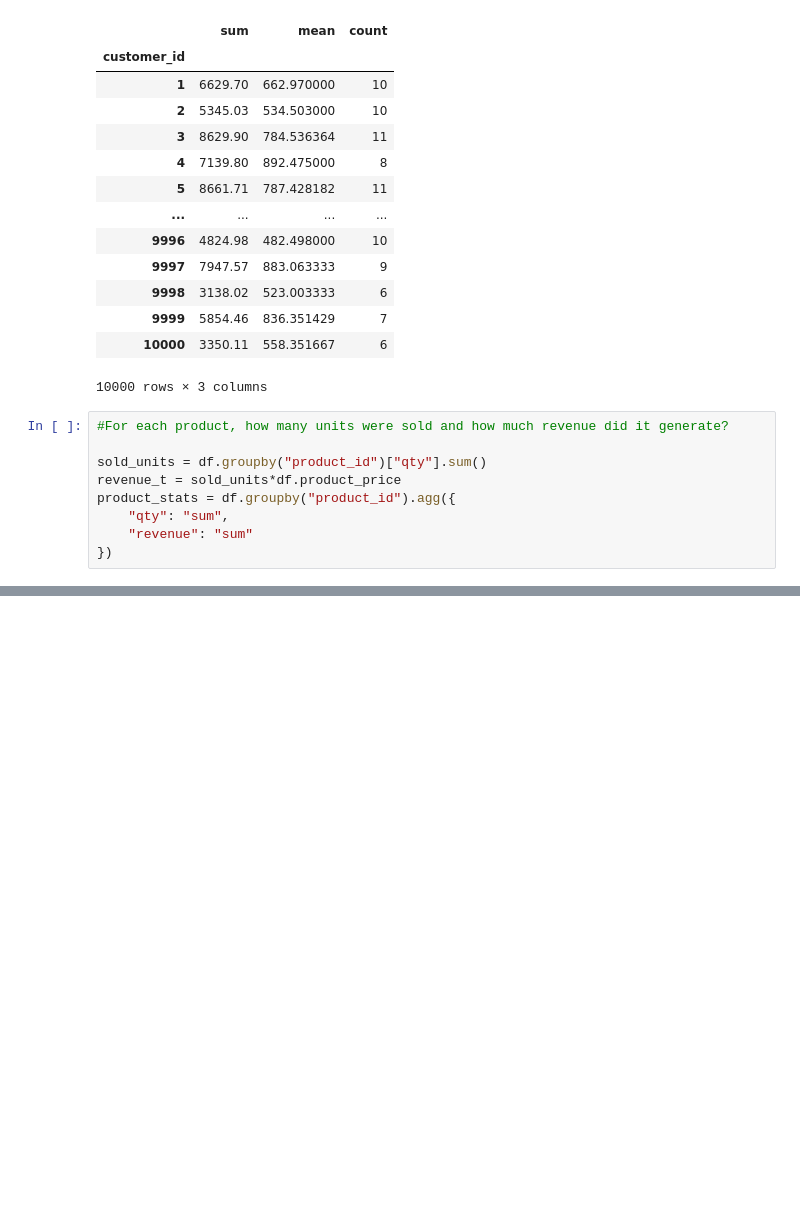
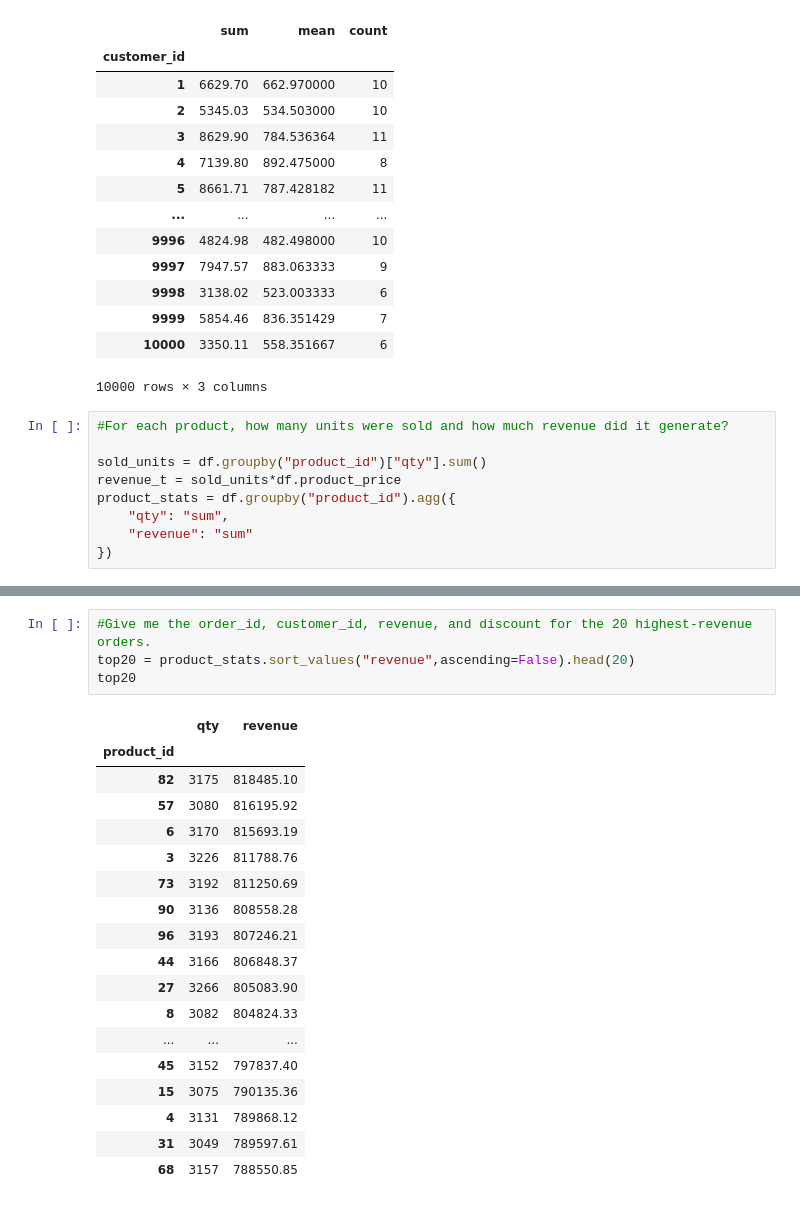
Before and after one commit to Abhishekkange/Machine-Learning, a Jupyter notebook: Numpy/numpy_project.ipynb, the cells around one changed output, grey strips where cells are left out. Saved outputs shown, nothing was run; the diff lists cells and outputs as text; blank space fills up the shorter version.

```diff
--- a/Numpy/numpy_project.ipynb
+++ b/Numpy/numpy_project.ipynb
@@ -323,0 +324,23 @@ top_10_p= product_stats.sort_values("revenue",ascending=False).head(10)
+# %%
+#Give me the order_id, customer_id, revenue, and discount for the 20 highest-revenue orders.
+top20 = product_stats.sort_values("revenue",ascending=False).head(20)
+top20
+# %% [output]
+|  | qty | revenue |
+| product_id |  |  |
+| 82 | 3175 | 818485.10 |
+| 57 | 3080 | 816195.92 |
+| 6 | 3170 | 815693.19 |
+| 3 | 3226 | 811788.76 |
+| 73 | 3192 | 811250.69 |
+| 90 | 3136 | 808558.28 |
+| 96 | 3193 | 807246.21 |
+| 44 | 3166 | 806848.37 |
+| 27 | 3266 | 805083.90 |
+| 8 | 3082 | 804824.33 |
+| ... | ... | ... |
+| 45 | 3152 | 797837.40 |
+| 15 | 3075 | 790135.36 |
+| 4 | 3131 | 789868.12 |
+| 31 | 3049 | 789597.61 |
+| 68 | 3157 | 788550.85 |
```
Also changed, not shown: parts of 2 cells of this notebook, 1 other file.
